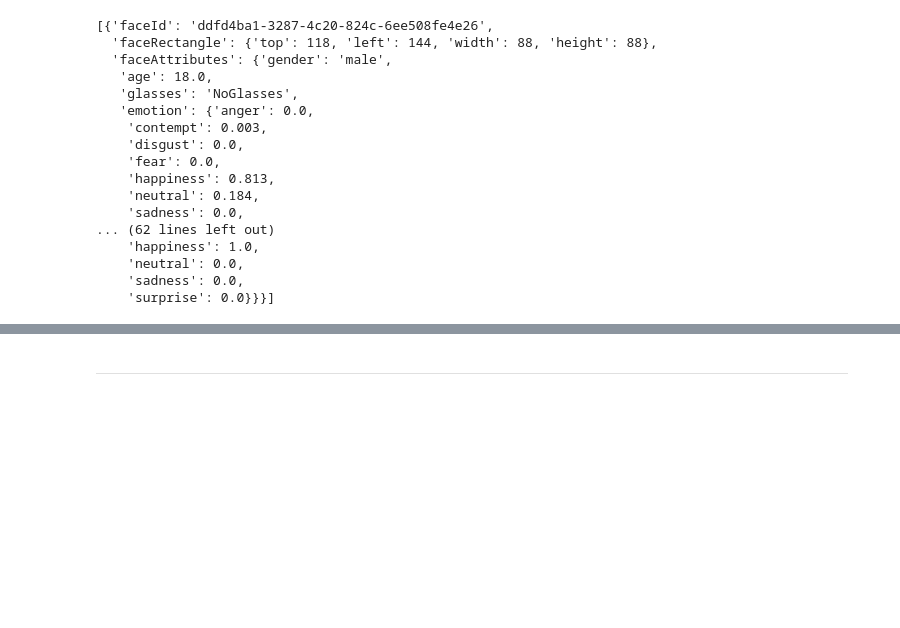
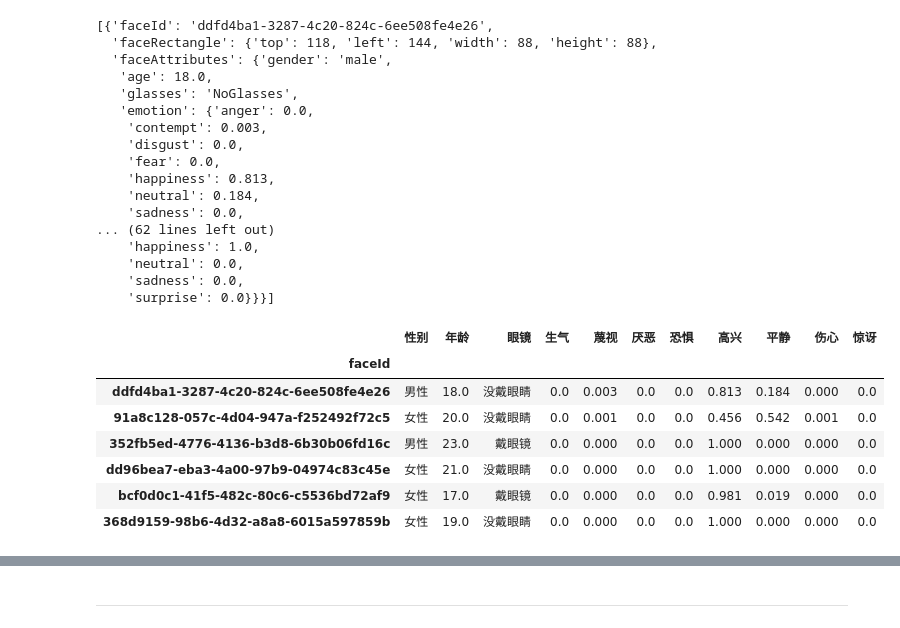
Before and after one commit to EasonQXF/2020_API, a Jupyter notebook: API_week02/20春_API_人工智能与机器学习_homework.ipynb, the cells around one changed output, grey strips where cells are left out. Drawn from its saved outputs; the diff is of its cells as text; code cells hidden in the pictures; blank space fills up the shorter version.

```diff
--- a/API_week02/20春_API_人工智能与机器学习_homework.ipynb
+++ b/API_week02/20春_API_人工智能与机器学习_homework.ipynb
@@ -29,12 +29,11 @@ payload = {
     'returnFaceAttributes': '{}'.format('age,gender,glasses,emotion'),
 }
 # 添加emotion
-r = requests.post(BASE_URL,data=json.dumps(data),params = payload,headers=HEADERS)
-r.status_code
-# 200请求成功
-r.content
-r.json()
-# 换成jison
+r = requests.post(BASE_URL, data=json.dumps(data), params=payload, headers=HEADERS)#HTTP post请求 请求参数
+
+r.status_code # 查看参数回传状态码
+results = r.json()
+results
 # %% [output]
 [{'faceId': 'ddfd4ba1-3287-4c20-824c-6ee508fe4e26',
   'faceRectangle': {'top': 118, 'left': 144, 'width': 88, 'height': 88},
@@ -59,3 +55,33 @@ df = pd.json_normalize(results,record_path='faces')
+# %%
+import pandas as pd
+import requests
+df_ax = pd.json_normalize(results)
+df_ax = df_ax.rename ( columns = {"faceAttributes.gender":"性别",
+                       "faceAttributes.age":"年龄",
+                       "faceAttributes.glasses":"眼镜",
+                       "faceAttributes.emotion.anger":"生气",
+                       "faceAttributes.emotion.contempt":"蔑视",
+                       "faceAttributes.emotion.disgust":"厌恶",
+                       "faceAttributes.emotion.fear":"恐惧",
+                       "faceAttributes.emotion.happiness":"高兴",
+                       "faceAttributes.emotion.neutral":"平静",
+                       "faceAttributes.emotion.sadness":"伤心",
+                       "faceAttributes.emotion.surprise":"惊讶",} )
+df_ax = df_ax.set_index('faceId')
+df_ax = df_ax.iloc[:,4:]
+df_ax.replace({"male":"男性",
+               "female":"女性",
+              "NoGlasses":"没戴眼睛",
+              "ReadingGlasses":"戴眼镜",})
+# %% [output]
+|  | 性别 | 年龄 | 眼镜 | 生气 | 蔑视 | 厌恶 | 恐惧 | 高兴 | 平静 | 伤心 | 惊讶 |
+| faceId |  |  |  |  |  |  |  |  |  |  |  |
+| ddfd4ba1-3287-4c20-824c-6ee508fe4e26 | 男性 | 18.0 | 没戴眼睛 | 0.0 | 0.003 | 0.0 | 0.0 | 0.813 | 0.184 | 0.000 | 0.0 |
+| 91a8c128-057c-4d04-947a-f252492f72c5 | 女性 | 20.0 | 没戴眼睛 | 0.0 | 0.001 | 0.0 | 0.0 | 0.456 | 0.542 | 0.001 | 0.0 |
+| 352fb5ed-4776-4136-b3d8-6b30b06fd16c | 男性 | 23.0 | 戴眼镜 | 0.0 | 0.000 | 0.0 | 0.0 | 1.000 | 0.000 | 0.000 | 0.0 |
+| dd96bea7-eba3-4a00-97b9-04974c83c45e | 女性 | 21.0 | 没戴眼睛 | 0.0 | 0.000 | 0.0 | 0.0 | 1.000 | 0.000 | 0.000 | 0.0 |
+| bcf0d0c1-41f5-482c-80c6-c5536bd72af9 | 女性 | 17.0 | 戴眼镜 | 0.0 | 0.000 | 0.0 | 0.0 | 0.981 | 0.019 | 0.000 | 0.0 |
+| 368d9159-98b6-4d32-a8a8-6015a597859b | 女性 | 19.0 | 没戴眼睛 | 0.0 | 0.000 | 0.0 | 0.0 | 1.000 | 0.000 | 0.000 | 0.0 |
 # %%
 df
 # %% [output]
```
Also changed, not shown: parts of 1 cell of this notebook.
